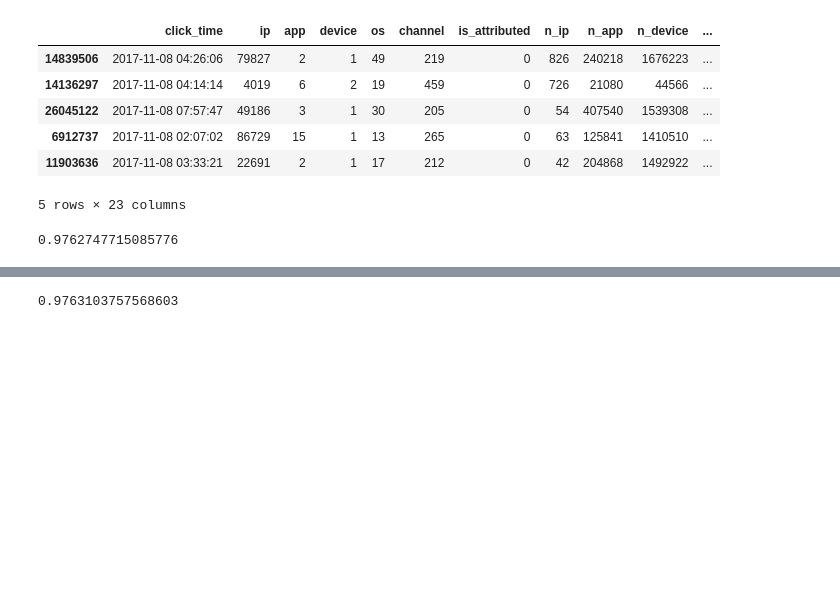
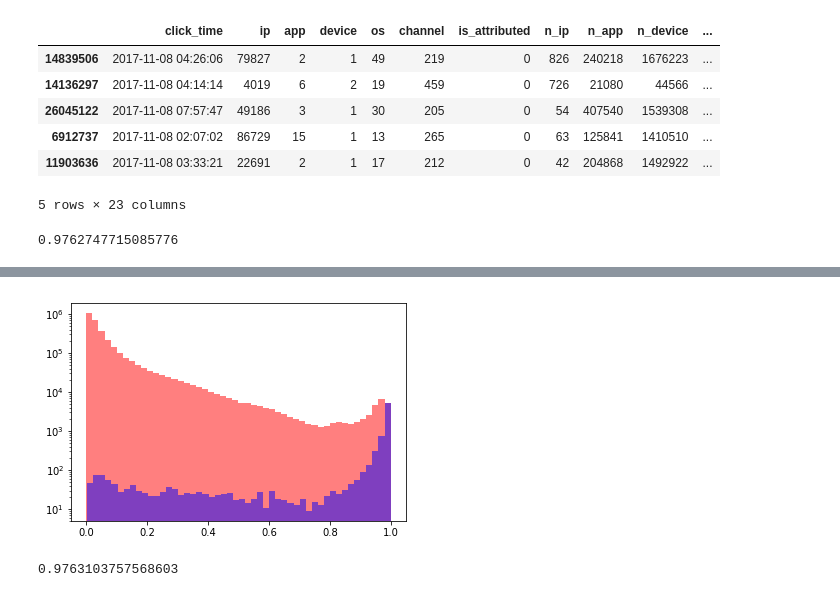
Before and after one commit to emmygold1/kaggle_proj, a Jupyter notebook: talking_data/notebooks/rolling_window.ipynb, the cells around one changed output, grey strips where cells are left out. Saved outputs shown, nothing was run; the diff lists cells and outputs as text; code cells hidden in the pictures; blank space fills up the shorter version.

```diff
--- a/talking_data/notebooks/rolling_window.ipynb
+++ b/talking_data/notebooks/rolling_window.ipynb
@@ -412,5 +502,12 @@ lgb.plot_importance(lgb_model, ax=ax, max_num_features=len(predictors))
 # %%
 pred = lgb_model.predict(valid.loc[:, predictors], num_iteration=lgb_model.best_iteration)
+# %%
+fig, ax = plt.subplots()
+ax.hist(pred[(valid.is_attributed == 0).values], color='r', alpha=0.5, bins=50)
+ax.hist(pred[(valid.is_attributed == 1).values], color='b', alpha=0.5, bins=50)
+ax.set_yscale('log')
+# %% [output]
+[figure, added]
 # %%
 roc_auc_score(valid.loc[:, target], pred)
 # %%
```
Also changed, not shown: parts of 29 cells of this notebook.
